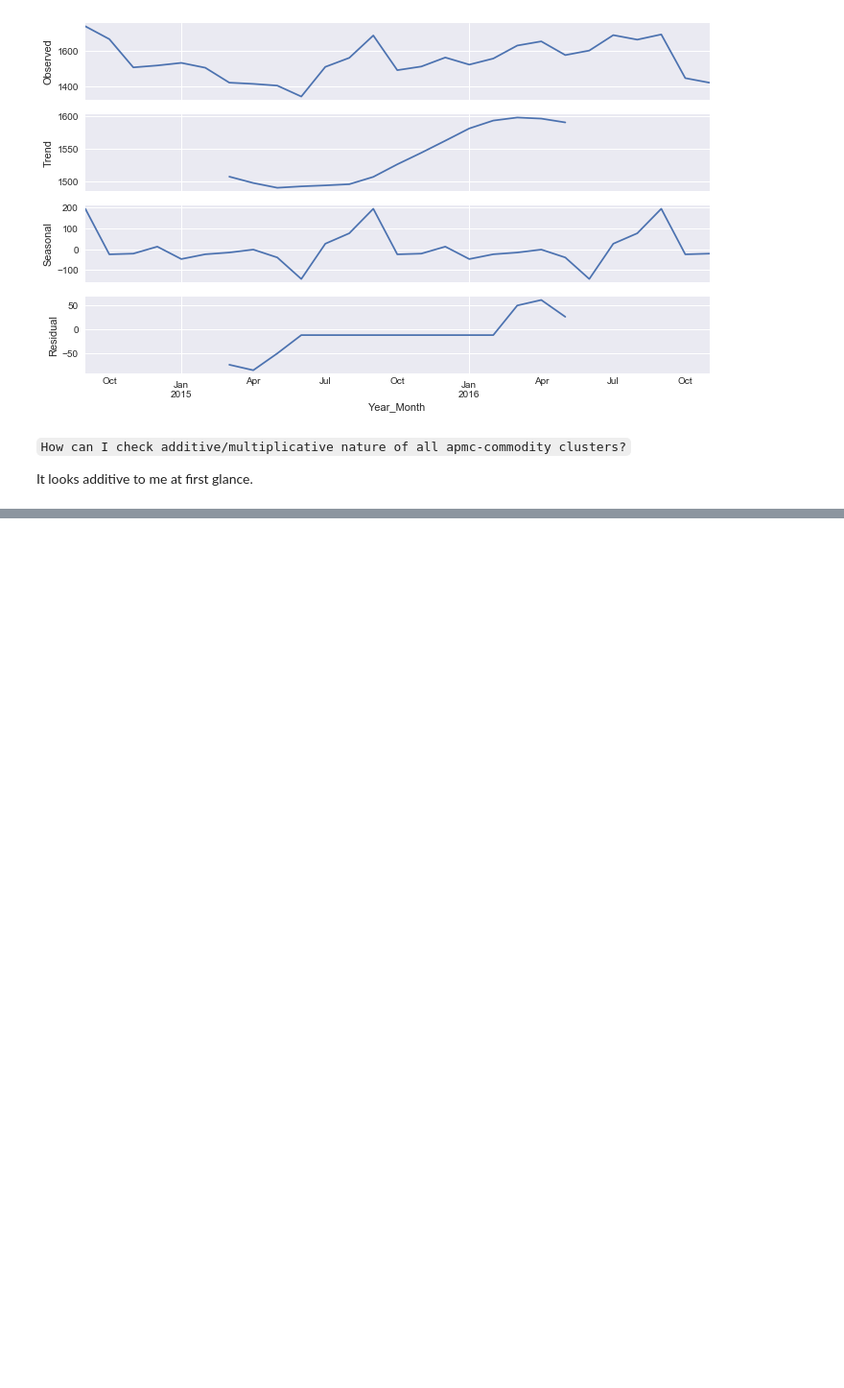
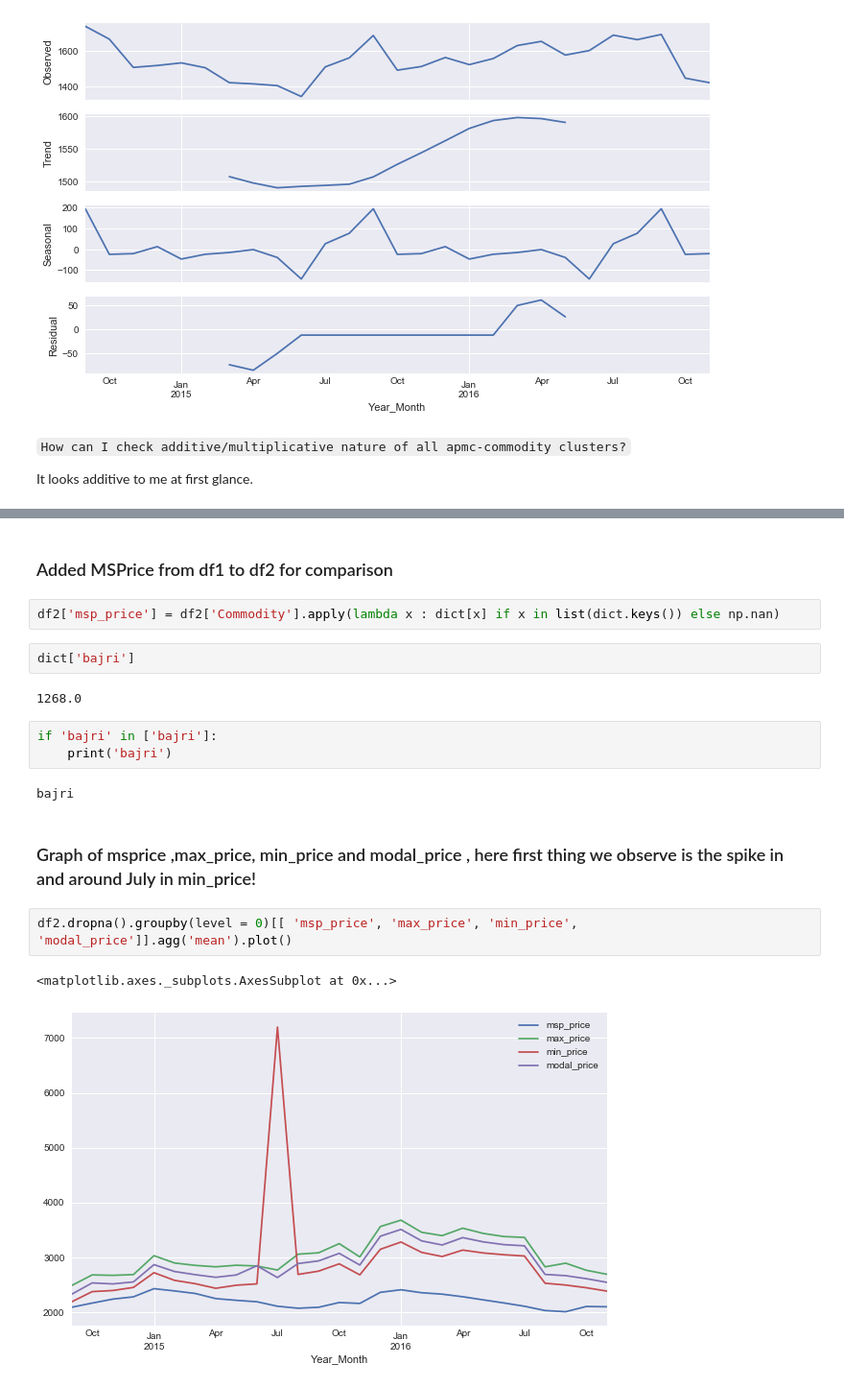
Before and after one commit to sirius0503/Trends_In_APMC, a Jupyter notebook: apmc_trends.ipynb, the cells around one changed output, grey strips where cells are left out. Shown at 96% size. Cells and saved outputs as stored; diff of their text form; blank space fills up the shorter version.

Commit message:
Comparison of mandi price & msp price for raw & deseasonalized

```diff
--- a/apmc_trends.ipynb
+++ b/apmc_trends.ipynb
@@ -727,0 +778,20 @@ for group, frame in df2.reset_index().groupby('APMC'):
+# %% [markdown]
+### Added MSPrice from df1 to df2 for comparison
+# %%
+df2['msp_price'] = df2['Commodity'].apply(lambda x : dict[x] if x in list(dict.keys()) else np.nan)
+# %%
+dict['bajri']
+# %% [output]
+1268.0
+# %%
+if 'bajri' in ['bajri']:
+    print('bajri')
+# %% [output]
+bajri
+# %% [markdown]
+### Graph of msprice ,max_price, min_price and modal_price , here first thing we observe is the spike in and around July in min_price!
+# %%
+df2.dropna().groupby(level = 0)[[ 'msp_price', 'max_price', 'min_price', 'modal_price']].agg('mean').plot()
+# %% [output]
+<matplotlib.axes._subplots.AxesSubplot at 0x...>
+[figure, added]
```
Also changed, not shown: parts of 14 cells of this notebook, 1 other file.
